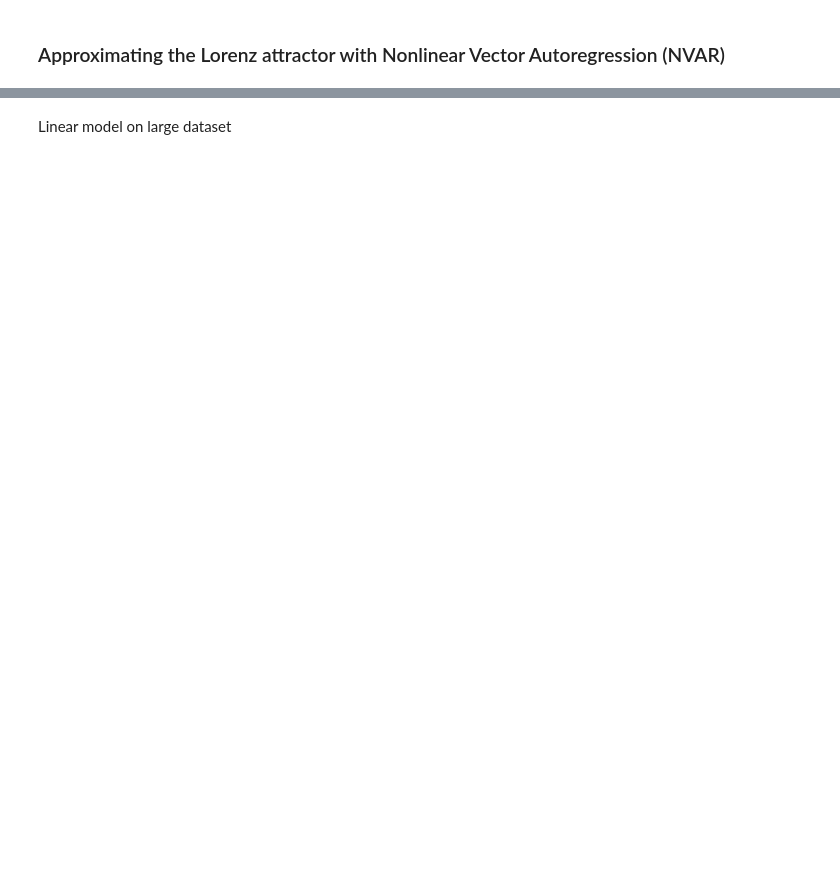
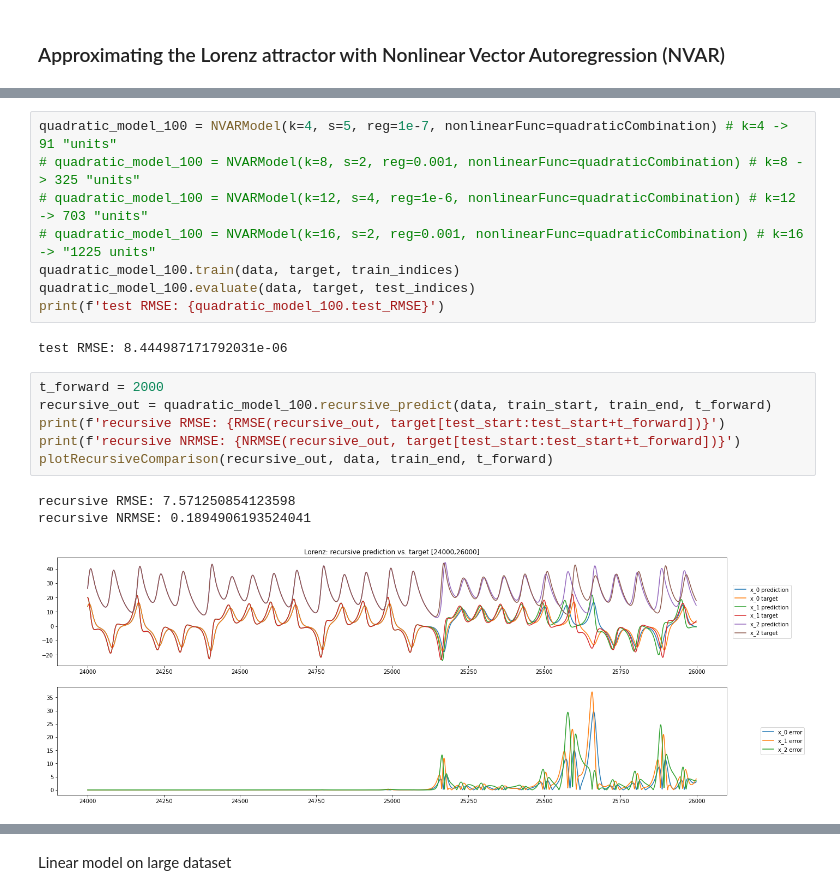
Before and after one commit to samuelhocking/chaotic-ml, a Jupyter notebook: Lorenz-NVAR.ipynb, the cells around one changed output, grey strips where cells are left out. Saved outputs shown, nothing was run; the diff lists cells and outputs as text; blank space fills up the shorter version.

```diff
--- a/Lorenz-NVAR.ipynb
+++ b/Lorenz-NVAR.ipynb
@@ -393,0 +80,20 @@ ax.legend()
+# %%
+quadratic_model_100 = NVARModel(k=4, s=5, reg=1e-7, nonlinearFunc=quadraticCombination) # k=4 -> 91 "units"
+# quadratic_model_100 = NVARModel(k=8, s=2, reg=0.001, nonlinearFunc=quadraticCombination) # k=8 -> 325 "units"
+# quadratic_model_100 = NVARModel(k=12, s=4, reg=1e-6, nonlinearFunc=quadraticCombination) # k=12 -> 703 "units"
+# quadratic_model_100 = NVARModel(k=16, s=2, reg=0.001, nonlinearFunc=quadraticCombination) # k=16 -> "1225 units"
+quadratic_model_100.train(data, target, train_indices)
+quadratic_model_100.evaluate(data, target, test_indices)
+print(f'test RMSE: {quadratic_model_100.test_RMSE}')
+# %% [output]
+test RMSE: 8.444987171792031e-06
+# %%
+t_forward = 2000
+recursive_out = quadratic_model_100.recursive_predict(data, train_start, train_end, t_forward)
+print(f'recursive RMSE: {RMSE(recursive_out, target[test_start:test_start+t_forward])}')
+print(f'recursive NRMSE: {NRMSE(recursive_out, target[test_start:test_start+t_forward])}')
+plotRecursiveComparison(recursive_out, data, train_end, t_forward)
+# %% [output]
+recursive RMSE: 7.571250854123598
+recursive NRMSE: 0.1894906193524041
+[figure, added]
```
Also changed, not shown: parts of 52 cells of this notebook, 2 other files.
